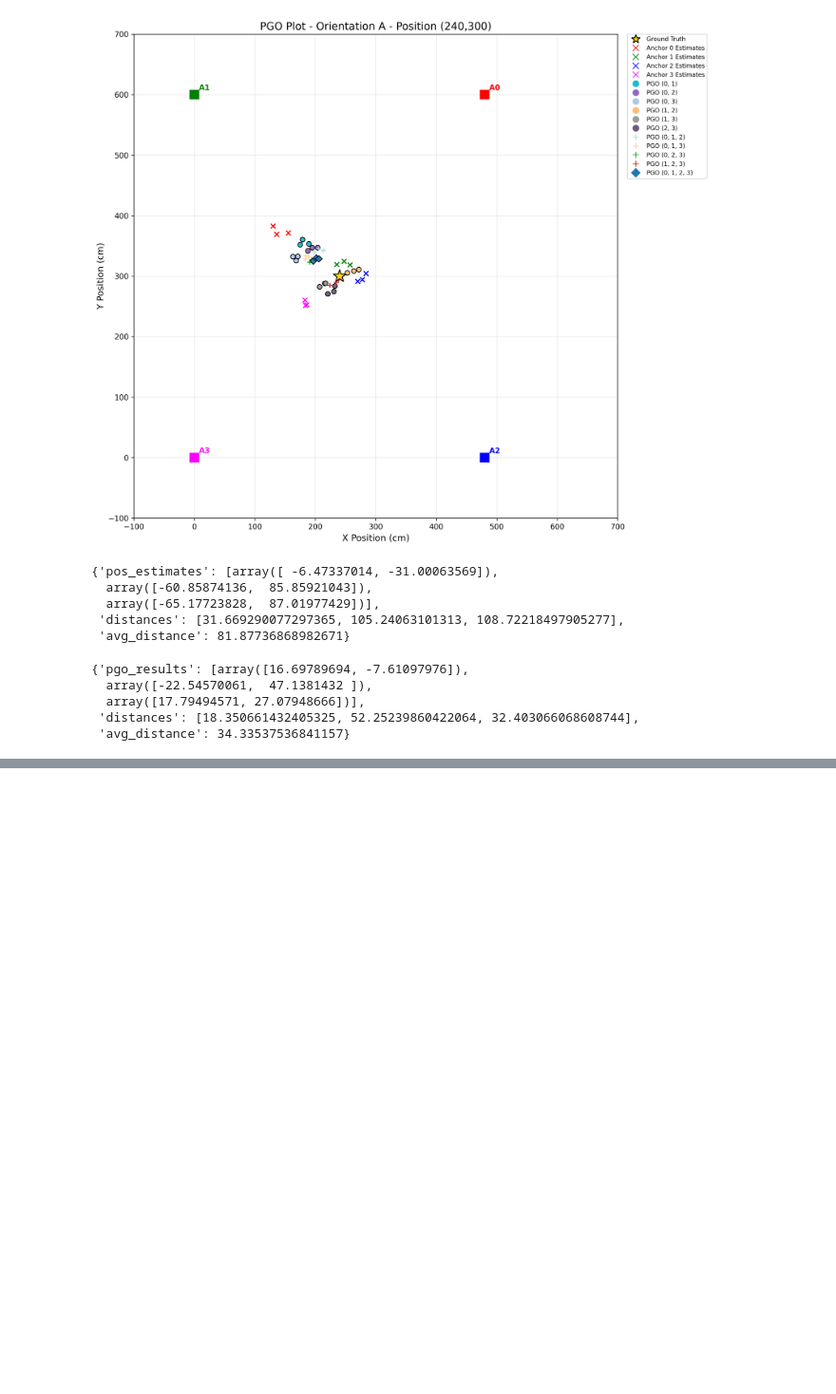
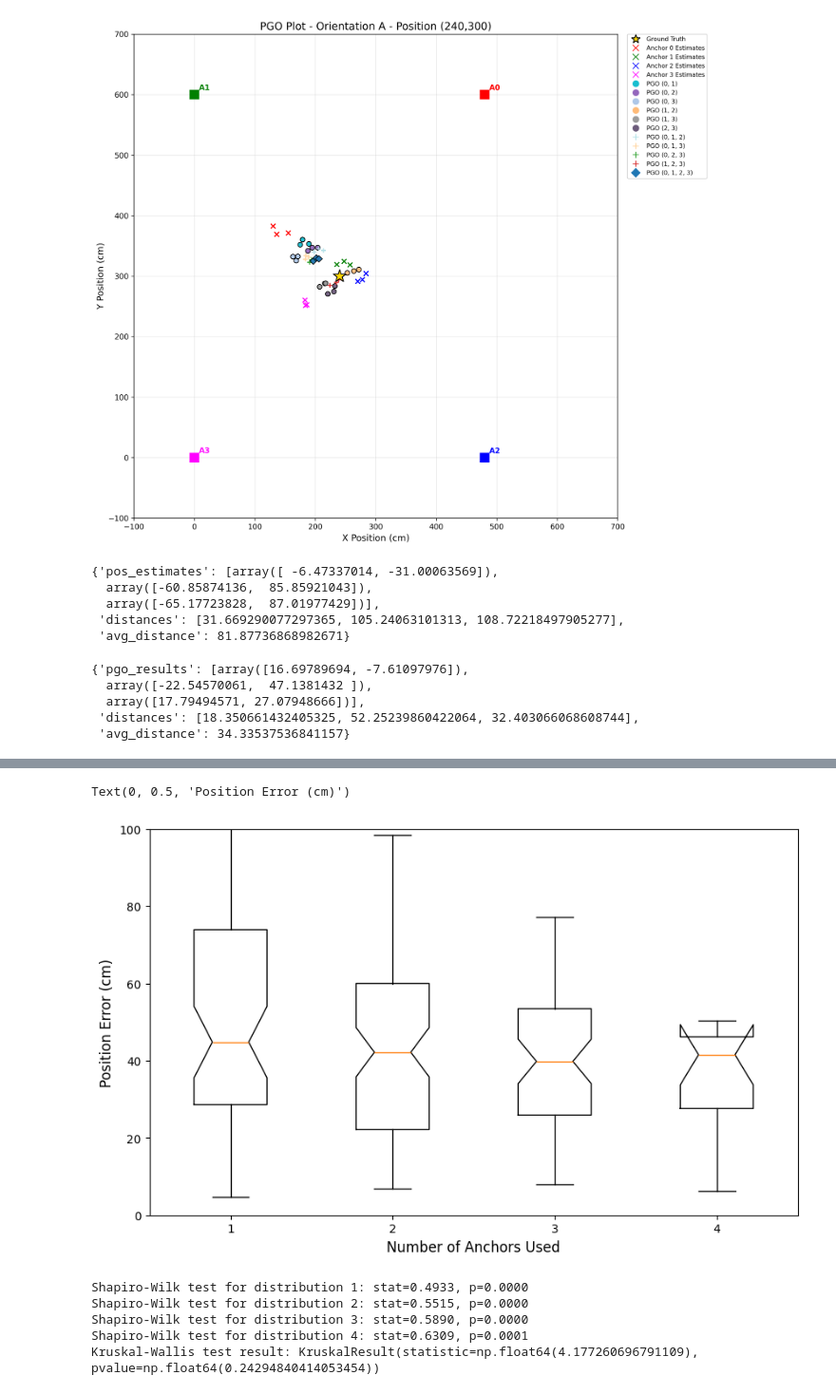
Before and after one commit to shihchengyen/uwb-localization-mesh, a Jupyter notebook: PlotData.ipynb, the cells around one changed output, grey strips where cells are left out. Shown at 95% size. Saved outputs shown, nothing was run; the diff lists cells and outputs as text; code cells hidden in the pictures; blank space fills up the shorter version.

```diff
--- a/PlotData.ipynb
+++ b/PlotData.ipynb
@@ -969,0 +1229,13 @@ worst_details['multi'][(0, 1)]
+# %%
+# plot notched box plots
+# create a new figure
+fig, ax = plt.subplots(figsize=(10, 6))
+ax.boxplot([all_distances[:,i][~np.isnan(all_distances[:,i])] for i in range(all_distances.shape[1])],
+           positions=np.arange(1, all_distances.shape[1]+1),
+           notch=True, showfliers=False)
+ax.set_ylim(0, 100)
+ax.set_xlabel('Number of Anchors Used', fontsize=12)
+ax.set_ylabel('Position Error (cm)', fontsize=12)
+# %% [output]
+Text(0, 0.5, 'Position Error (cm)')
+[figure, added]
@@ -969,0 +1246,23 @@ worst_details['multi'][(0, 1)]
+# %%
+# perform statistical tests between the four distributions
+from scipy.stats import kruskal, mannwhitneyu
+
+# first check if each of the distributions are normal
+from scipy.stats import shapiro
+for i in range(all_distances.shape[1]):
+    stat, p = shapiro(all_distances[:,i][~np.isnan(all_distances[:,i])])
+    print(f"Shapiro-Wilk test for distribution {i+1}: stat={stat:.4f}, p={p:.4f}")
+
+kruskal_result = kruskal(
+    all_distances[:,0][~np.isnan(all_distances[:,0])],
+    all_distances[:,1][~np.isnan(all_distances[:,1])],
+    all_distances[:,2][~np.isnan(all_distances[:,2])],
+    all_distances[:,3][~np.isnan(all_distances[:,3])]
+)
+print("Kruskal-Wallis test result:", kruskal_result)
+# %% [output]
+Shapiro-Wilk test for distribution 1: stat=0.4933, p=0.0000
+Shapiro-Wilk test for distribution 2: stat=0.5515, p=0.0000
+Shapiro-Wilk test for distribution 3: stat=0.5890, p=0.0000
+Shapiro-Wilk test for distribution 4: stat=0.6309, p=0.0001
+Kruskal-Wallis test result: KruskalResult(statistic=np.float64(4.177260696791109), pvalue=np.float64(0.24294840414053454))
```
Also changed, not shown: parts of 17 cells of this notebook.
